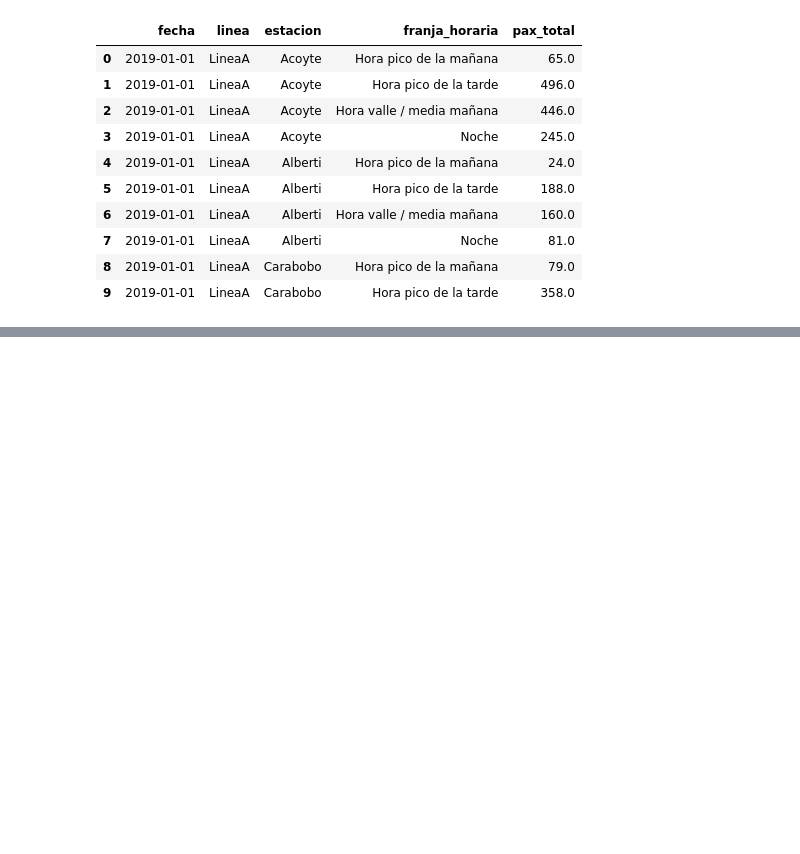
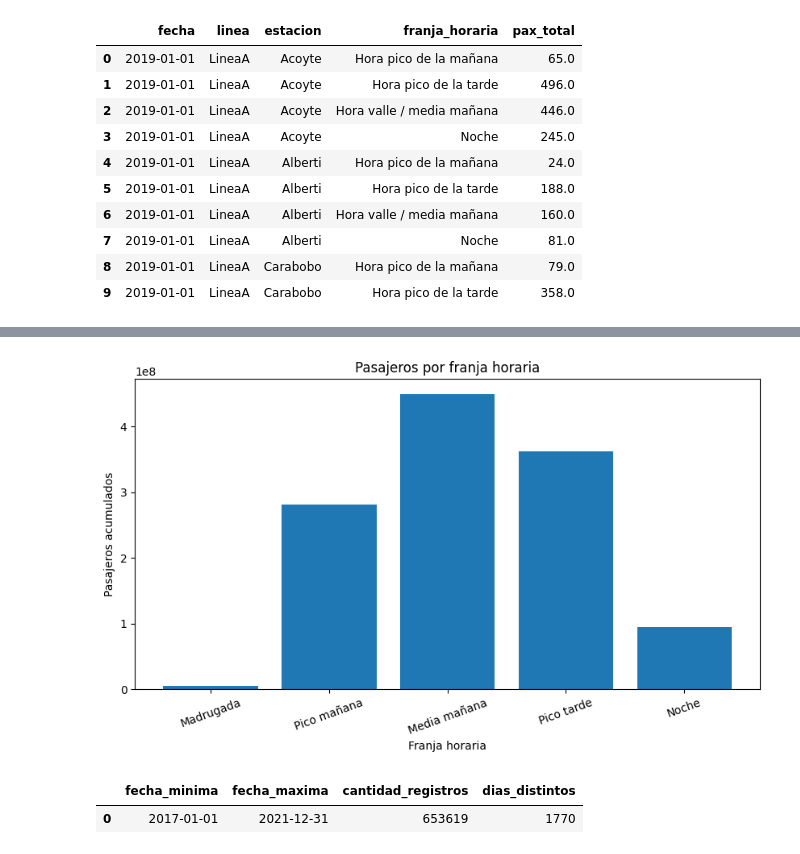
Before and after one commit to ChronosXV/Metodologia_grupo2, a Jupyter notebook: Metodologia_1_Grupo_2_Validado.ipynb, the cells around one changed output, grey strips where cells are left out. Cells and saved outputs as stored; diff of their text form; code cells hidden in the pictures; blank space fills up the shorter version.

```diff
--- a/Metodologia_1_Grupo_2_Validado.ipynb
+++ b/Metodologia_1_Grupo_2_Validado.ipynb
@@ -844,0 +1273,18 @@ Nota: redujimos la dimensionalidad de los datos por franja horaria, hacer esto c
+# %%
+# D. Variable franja_horaria — distribución por horario
+
+df_franjas = con.execute(f"""
+    SELECT
+        franja_horaria_num,
+        franja_horaria,
+        COUNT(*) AS cantidad_registros,
+        SUM(pax_total) AS pasajeros_totales,
+        AVG(pax_total) AS promedio_pasajeros
+    FROM read_parquet('{ruta_unificado_dim}')
+    GROUP BY
+        franja_horaria_num,
+        franja_horaria
+    ORDER BY franja_horaria_num
+""").df()
+
+df_franjas
@@ -844,0 +1298,33 @@ Nota: redujimos la dimensionalidad de los datos por franja horaria, hacer esto c
+# %%
+# Gráfico: pasajeros por franja horaria
+
+plt.figure(figsize=(10, 5))
+
+plt.bar(
+    df_franjas["franja_horaria"],
+    df_franjas["pasajeros_totales"]
+)
+
+plt.title("Pasajeros por franja horaria")
+plt.xlabel("Franja horaria")
+plt.ylabel("Pasajeros acumulados")
+plt.xticks(rotation=20)
+plt.show()
+# %% [output]
+[figure, added]
+# %%
+# E. Variable fecha — cobertura temporal
+
+df_fechas = con.execute(f"""
+    SELECT
+        MIN(fecha) AS fecha_minima,
+        MAX(fecha) AS fecha_maxima,
+        COUNT(*) AS cantidad_registros,
+        COUNT(DISTINCT fecha) AS dias_distintos
+    FROM read_parquet('{ruta_unificado_dim}')
+""").df()
+
+df_fechas
+# %% [output]
+|  | fecha_minima | fecha_maxima | cantidad_registros | dias_distintos |
+| 0 | 2017-01-01 | 2021-12-31 | 653619 | 1770 |
```
Also changed, not shown: parts of 41 cells of this notebook.
